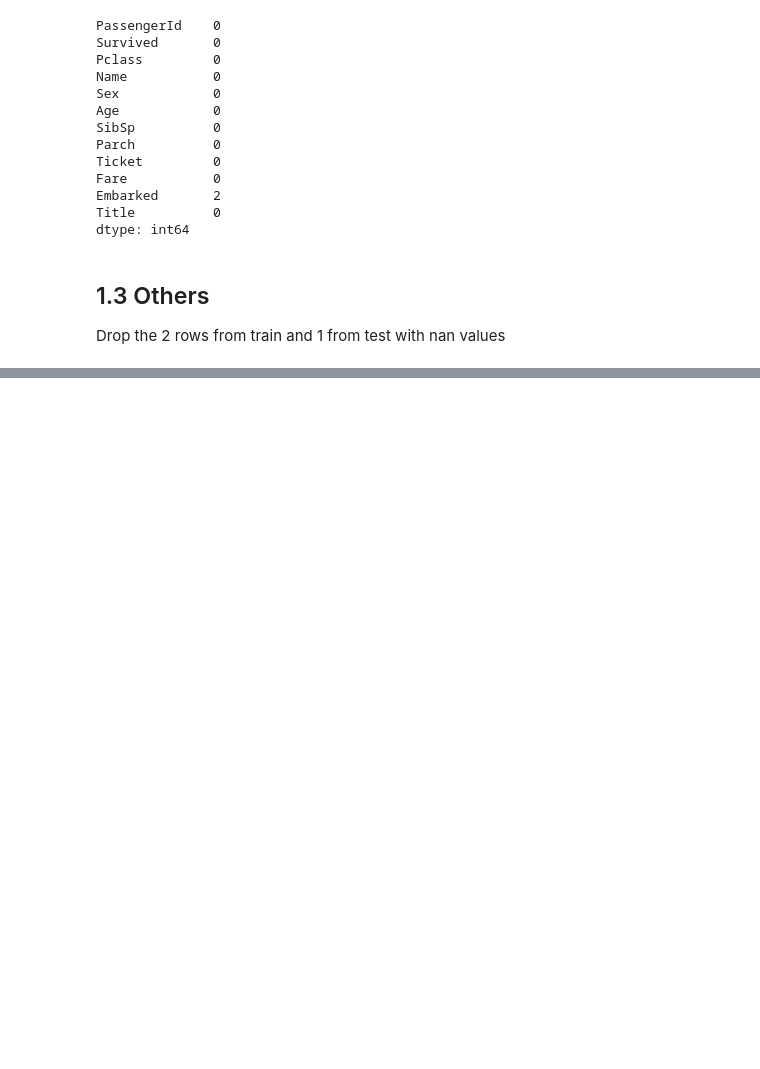
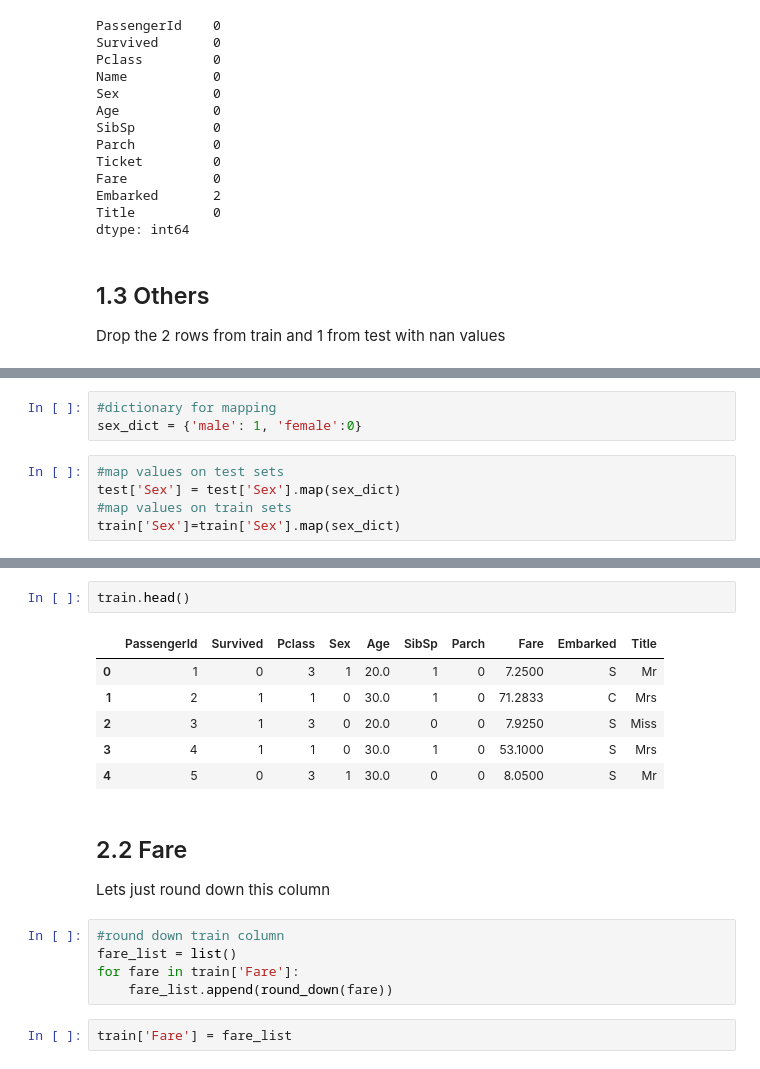
Before and after one commit to harryarthur/Titanic-Kaggle-Comp, a Jupyter notebook: Untitled.ipynb, the cells around one changed output, grey strips where cells are left out. Saved outputs shown, nothing was run; the diff lists cells and outputs as text; blank space fills up the shorter version.

```diff
--- a/Untitled.ipynb
+++ b/Untitled.ipynb
@@ -436,0 +543,8 @@ train.drop(train)
+# %%
+#dictionary for mapping
+sex_dict = {'male': 1, 'female':0}
+# %%
+#map values on test sets
+test['Sex'] = test['Sex'].map(sex_dict)
+#map values on train sets
+train['Sex']=train['Sex'].map(sex_dict)
@@ -436,0 +560,19 @@ train.drop(train)
+# %%
+train.head()
+# %% [output]
+|  | PassengerId | Survived | Pclass | Sex | Age | SibSp | Parch | Fare | Embarked | Title |
+| 0 | 1 | 0 | 3 | 1 | 20.0 | 1 | 0 | 7.2500 | S | Mr |
+| 1 | 2 | 1 | 1 | 0 | 30.0 | 1 | 0 | 71.2833 | C | Mrs |
+| 2 | 3 | 1 | 3 | 0 | 20.0 | 0 | 0 | 7.9250 | S | Miss |
+| 3 | 4 | 1 | 1 | 0 | 30.0 | 1 | 0 | 53.1000 | S | Mrs |
+| 4 | 5 | 0 | 3 | 1 | 30.0 | 0 | 0 | 8.0500 | S | Mr |
+# %% [markdown]
+## 2.2 Fare
+Lets just round down this column
+# %%
+#round down train column
+fare_list = list()
+for fare in train['Fare']:
+    fare_list.append(round_down(fare))
+# %%
+train['Fare'] = fare_list
```
Also changed, not shown: parts of 51 cells of this notebook.
